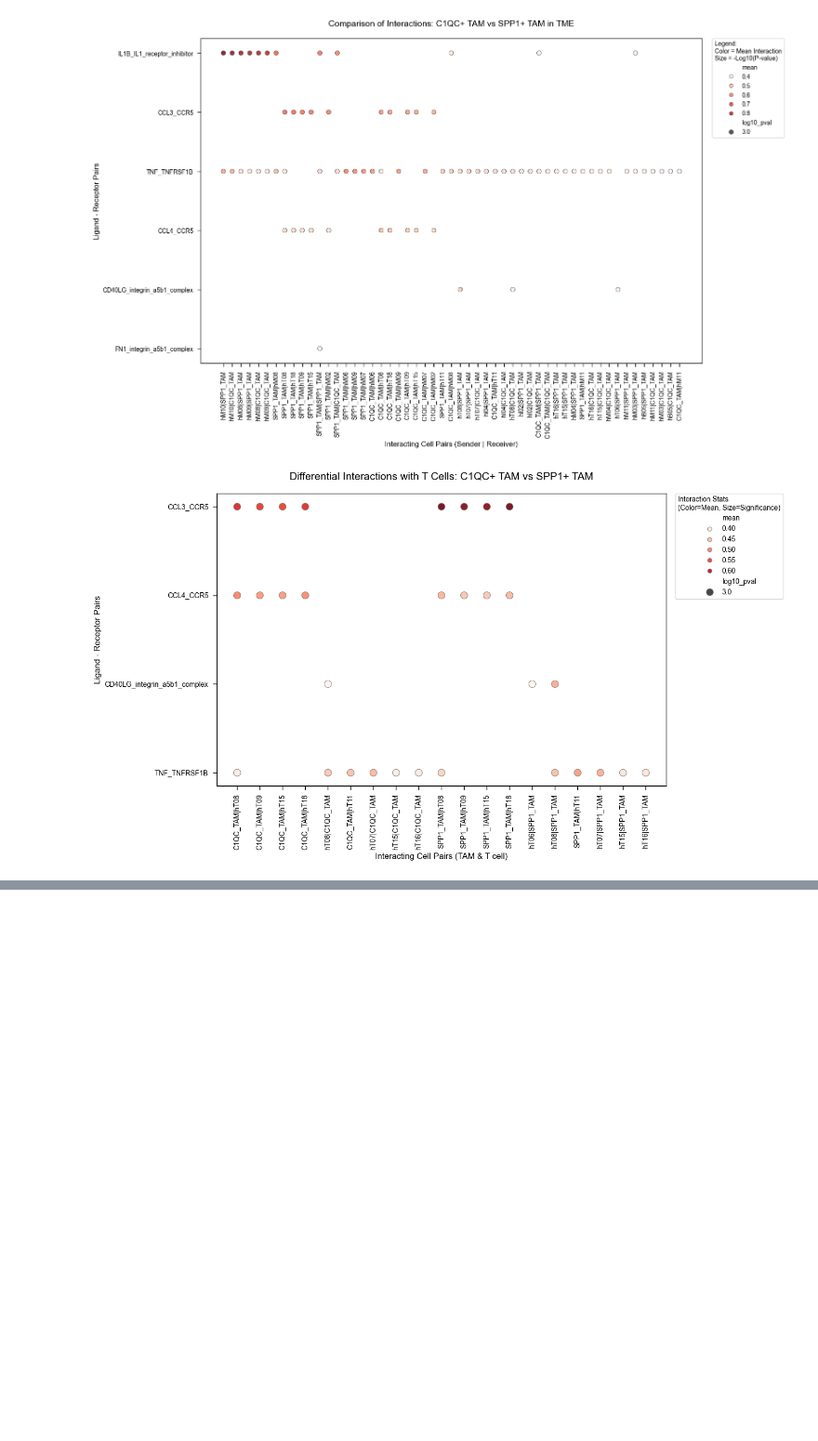
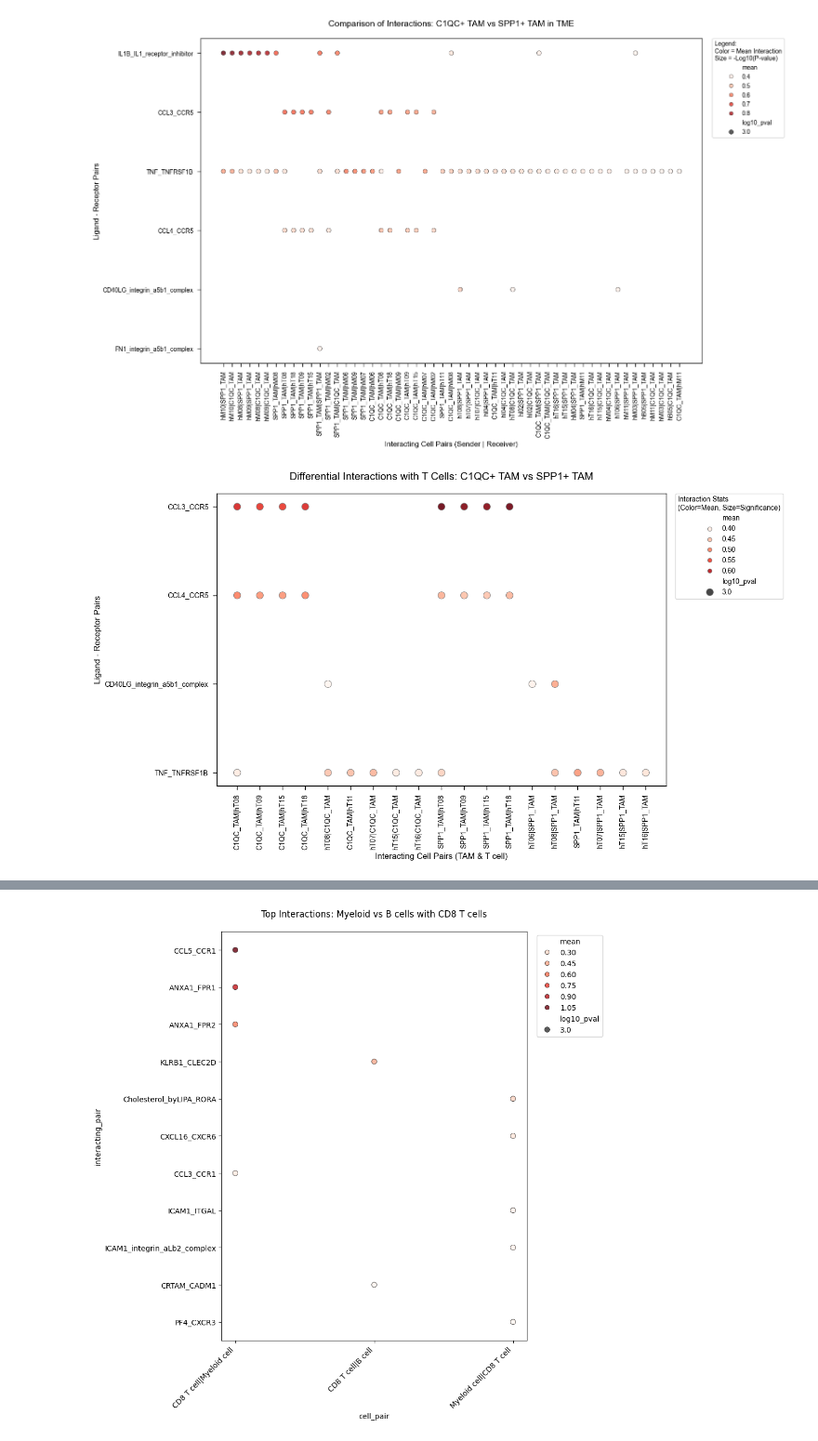
Before and after one commit to LittleDo999/Dissertation-project-MSc-Data-Science-, a Jupyter notebook: CellPhoneDB V5.ipynb, the cells around one changed output, grey strips where cells are left out. Shown at 93% size. Saved outputs shown, nothing was run; the diff lists cells and outputs as text; code cells hidden in the pictures; blank space fills up the shorter version.

Commit message:
Finish the code in result part

```diff
--- a/CellPhoneDB V5.ipynb
+++ b/CellPhoneDB V5.ipynb
@@ -459,0 +475,86 @@ plt.show()
+# %%
+# 1. Load the results and clean the data
+pvals_file = max(glob.glob(os.path.join(out_dir_global, "statistical_analysis_pvalues*.txt")), key=os.path.getctime)
+means_file = max(glob.glob(os.path.join(out_dir_global, "statistical_analysis_means*.txt")), key=os.path.getctime)
+sig_means_file = max(glob.glob(os.path.join(out_dir_global, "statistical_analysis_significant_means*.txt")), key=os.path.getctime)
+
+pvals_df = pd.read_csv(pvals_file, sep='\t')
+means_df = pd.read_csv(means_file, sep='\t')
+sig_means_df = pd.read_csv(sig_means_file, sep='\t')
+
+pair_cols = [c for c in pvals_df.columns if '|' in c]
+pvals_long = pvals_df.melt(id_vars=['interacting_pair'], value_vars=pair_cols, var_name='cell_pair', value_name='pval')
+means_long = means_df.melt(id_vars=['interacting_pair'], value_vars=pair_cols, var_name='cell_pair', value_name='mean')
+
+plot_df = pd.merge(pvals_long, means_long, on=['interacting_pair', 'cell_pair'])
+
+# Convert to numeric values
+plot_df['pval'] = pd.to_numeric(plot_df['pval'], errors='coerce').fillna(1.0)
+plot_df['mean'] = pd.to_numeric(plot_df['mean'], errors='coerce').fillna(0.0)
+
+# Calculate significance and filter for significant interactions with p < 0.05
+plot_df['log10_pval'] = -np.log10(plot_df['pval'] + 1e-3)
+plot_df_sig = plot_df[plot_df['pval'] < 0.05].copy()
+
+
+
+# 2. Myeloid cells vs B cells
+apc_pairs = [
+    'Myeloid cell|CD8 T cell', 'CD8 T cell|Myeloid cell',
+    'B cell|CD8 T cell', 'CD8 T cell|B cell'
+]
+plot_df_apc = plot_df_sig[plot_df_sig['cell_pair'].isin(apc_pairs)].copy()
+
+if not plot_df_apc.empty:
+    # The top 40 pairs with the highest mean communication intensity are selected for display
+    top_apc_interactions = plot_df_apc.sort_values(by='mean', ascending=False).head(40)
+
+    plt.figure(figsize=(10, 10))
+    sns.scatterplot(
+        data=top_apc_interactions,
+        x='cell_pair', y='interacting_pair', size='log10_pval', hue='mean',
+        palette='Reds', sizes=(50, 350), alpha=0.8, edgecolor='black'
+    )
+    plt.xticks(rotation=45, ha='right')
+    plt.title("Top Interactions: Myeloid vs B cells with CD8 T cells", pad=20)
+    plt.legend(bbox_to_anchor=(1.02, 1), loc='upper left')
+    plt.tight_layout()
+    plt.show()
+
+
+# 3. CD4 T cells vs CD8 T cells
+tcell_pairs = [
+    'Myeloid cell|CD4 T cell', 'CD4 T cell|Myeloid cell',
+    'Myeloid cell|CD8 T cell', 'CD8 T cell|Myeloid cell'
+]
+plot_df_tcell = plot_df_sig[plot_df_sig['cell_pair'].isin(tcell_pairs)].copy()
+
+if not plot_df_tcell.empty:
+    top_tcell_interactions = plot_df_tcell.sort_values(by='mean', ascending=False).head(40)
+
+    plt.figure(figsize=(10, 10))
+    sns.scatterplot(
+        data=top_tcell_interactions,
+        x='cell_pair', y='interacting_pair', size='log10_pval', hue='mean',
+        palette='Blues', sizes=(50, 350), alpha=0.8, edgecolor='black'
+    )
+    plt.xticks(rotation=45, ha='right')
+    plt.title("Top Interactions: CD4 vs CD8 interacting with Myeloid cells", pad=20)
+    plt.legend(bbox_to_anchor=(1.02, 1), loc='upper left')
+    plt.tight_layout()
+    plt.show()
+
+
+# 4. Exclusive Interactions
+
+pair_myeloid_cd8 = "Myeloid cell|CD8 T cell"
+pair_bcell_cd8 = "B cell|CD8 T cell"
+
+if pair_myeloid_cd8 in sig_means_df.columns and pair_bcell_cd8 in sig_means_df.columns:
+    exclusive_myeloid = sig_means_df[sig_means_df[pair_myeloid_cd8].notnull() & sig_means_df[pair_bcell_cd8].isnull()].copy()
+    exclusive_myeloid = exclusive_myeloid[['interacting_pair', pair_myeloid_cd8]].sort_values(by=pair_myeloid_cd8, ascending=False)
+
+    print("Myeloid-exclusive regulatory interactions with CD8 T cells (absent in B cells)")
+    print(exclusive_myeloid.head(10))
+# %% [output]
+[figure, added]
```
Also changed, not shown: parts of 7 cells of this notebook, 1 other file.
